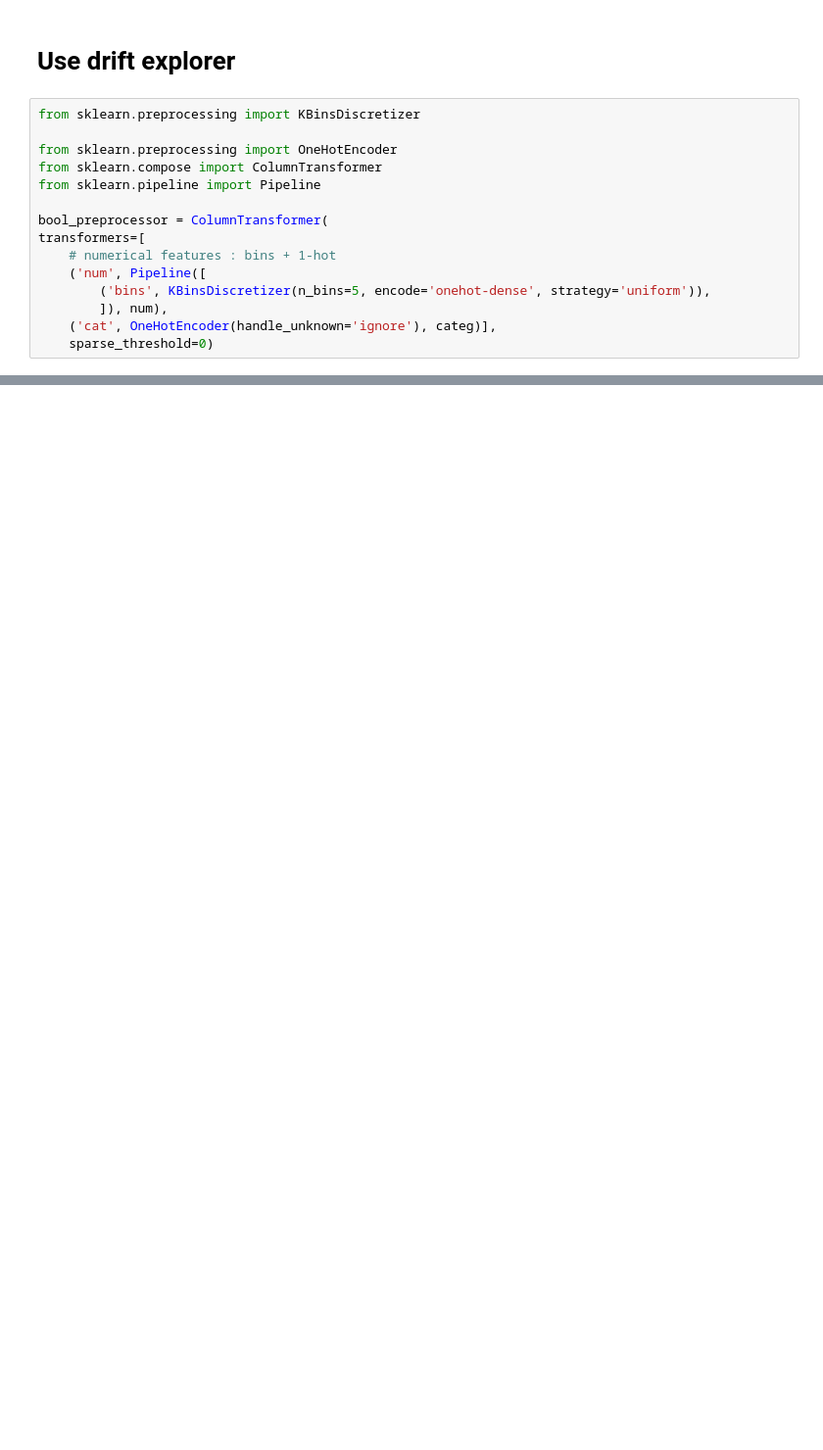
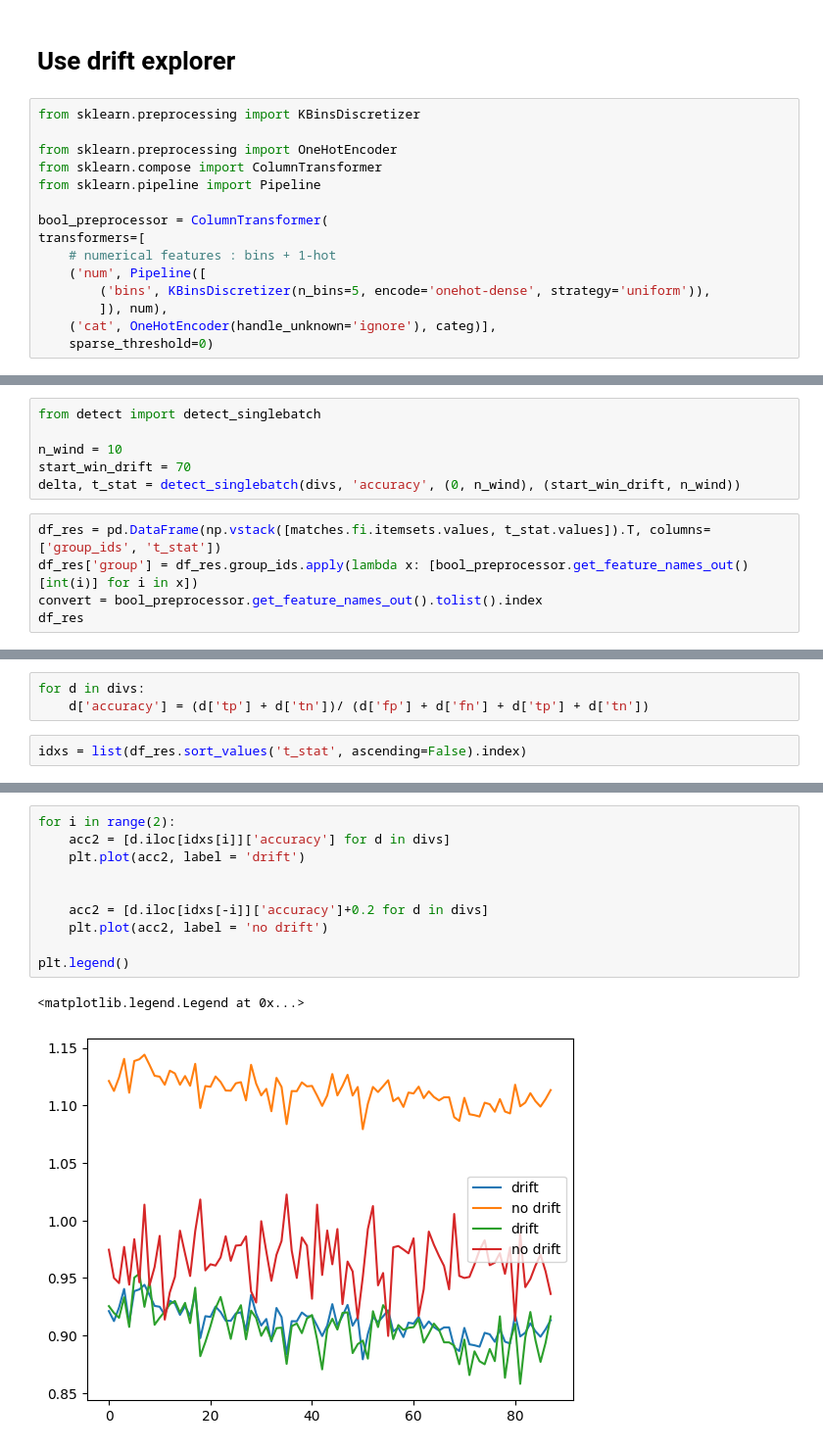
Before and after one commit to fgiobergia/DriftInspector, a Jupyter notebook: src/adult/folkstables.ipynb, the cells around one changed output, grey strips where cells are left out. Shown: that part at 98% size. Cells and saved outputs as stored; diff of their text form; blank space fills up the shorter version.

```diff
--- a/src/adult/folkstables.ipynb
+++ b/src/adult/folkstables.ipynb
@@ -276,0 +200,11 @@ True
+# %%
+from detect import detect_singlebatch
+
+n_wind = 10
+start_win_drift = 70
+delta, t_stat = detect_singlebatch(divs, 'accuracy', (0, n_wind), (start_win_drift, n_wind))
+# %%
+df_res = pd.DataFrame(np.vstack([matches.fi.itemsets.values, t_stat.values]).T, columns=['group_ids', 't_stat'])
+df_res['group'] = df_res.group_ids.apply(lambda x: [bool_preprocessor.get_feature_names_out()[int(i)] for i in x])
+convert = bool_preprocessor.get_feature_names_out().tolist().index
+df_res
@@ -276,0 +241,5 @@ True
+# %%
+for d in divs:
+    d['accuracy'] = (d['tp'] + d['tn'])/ (d['fp'] + d['fn'] + d['tp'] + d['tn'])
+# %%
+idxs = list(df_res.sort_values('t_stat', ascending=False).index)
@@ -276,0 +263,13 @@ True
+# %%
+for i in range(2):
+    acc2 = [d.iloc[idxs[i]]['accuracy'] for d in divs]
+    plt.plot(acc2, label = 'drift')
+
+
+    acc2 = [d.iloc[idxs[-i]]['accuracy']+0.2 for d in divs]
+    plt.plot(acc2, label = 'no drift')
+
+plt.legend()
+# %% [output]
+<matplotlib.legend.Legend at 0x...>
+[figure, added]
```
Also changed, not shown: parts of 19 cells of this notebook.
